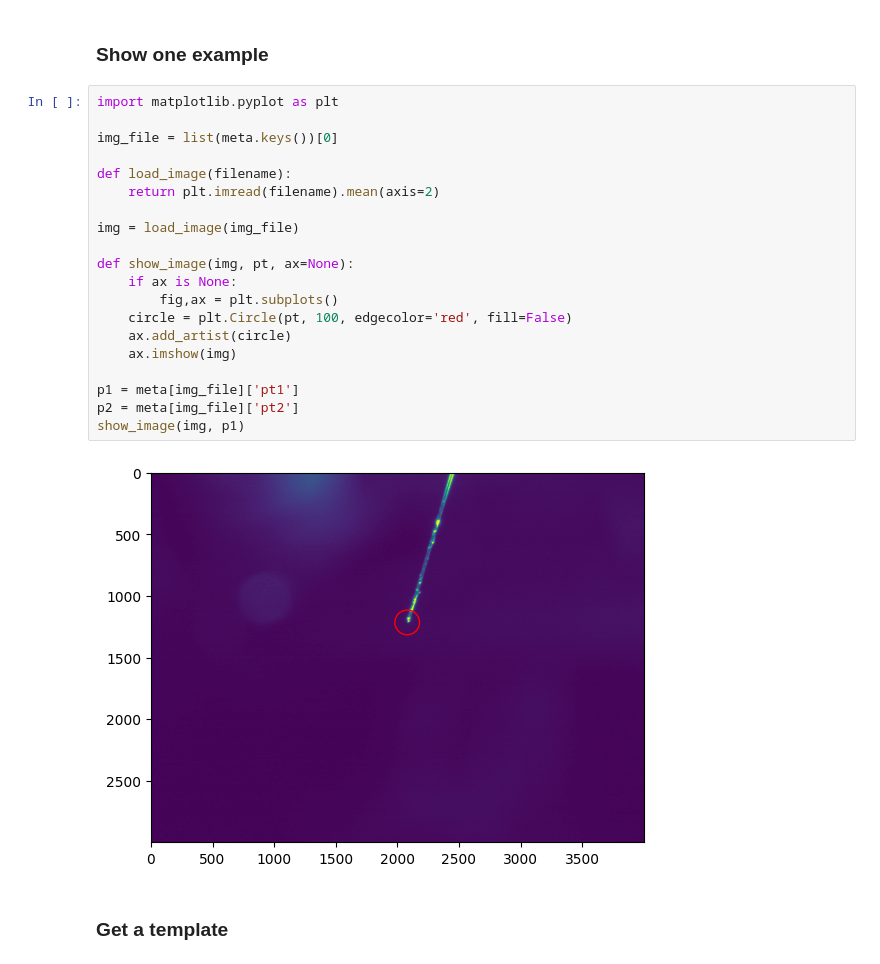
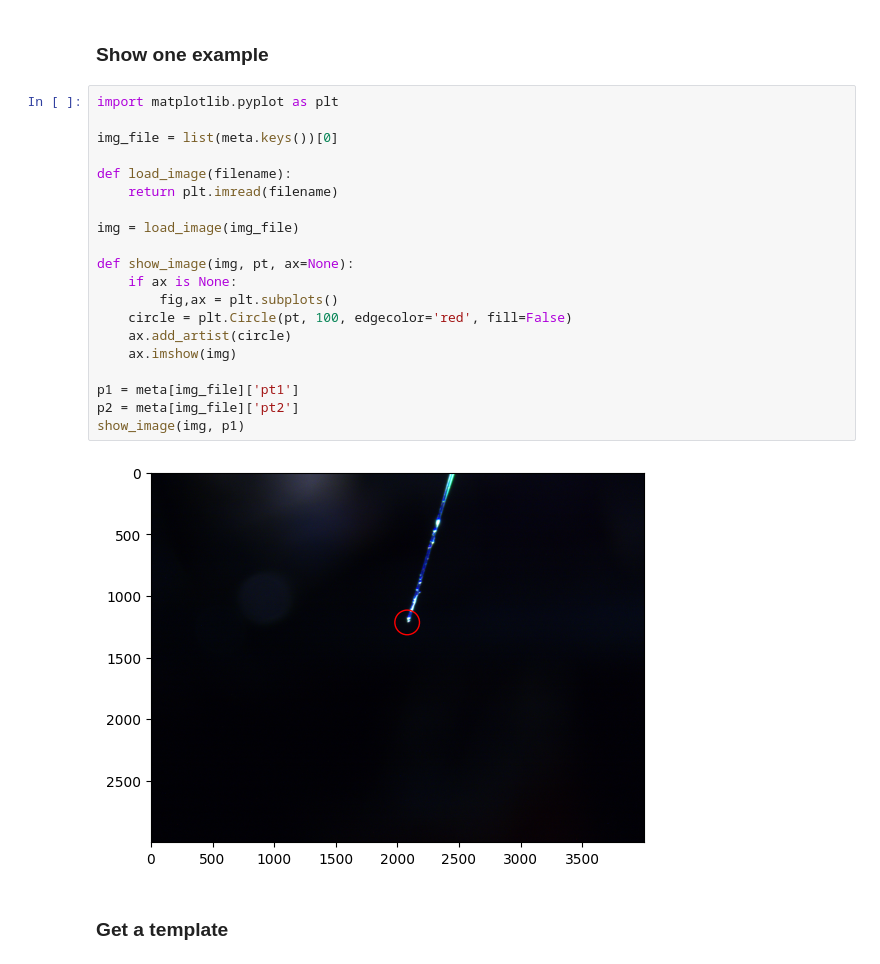
Before and after one commit to chronopoulos/parallax, a Jupyter notebook: tools/tip_detection.ipynb, the cells around one changed output. Cells and saved outputs as stored; diff of their text form.

```diff
--- a/tools/tip_detection.ipynb
+++ b/tools/tip_detection.ipynb
@@ -21,25 +21,25 @@ meta = json.load(open(meta_file, 'r'))
 # %%
 import matplotlib.pyplot as plt
 
 img_file = list(meta.keys())[0]
 
 def load_image(filename):
-    return plt.imread(filename).mean(axis=2)
+    return plt.imread(filename)
 
 img = load_image(img_file)
 
 def show_image(img, pt, ax=None):
     if ax is None:
         fig,ax = plt.subplots()
     circle = plt.Circle(pt, 100, edgecolor='red', fill=False)
     ax.add_artist(circle)
     ax.imshow(img)
 
 p1 = meta[img_file]['pt1']
 p2 = meta[img_file]['pt2']
 show_image(img, p1)
 # %% [output]
-[figure, old version]
+[figure, new version]
 # %% [markdown]
 ### Get a template
 # %%
```
Also changed, not shown: parts of 4 cells of this notebook.
